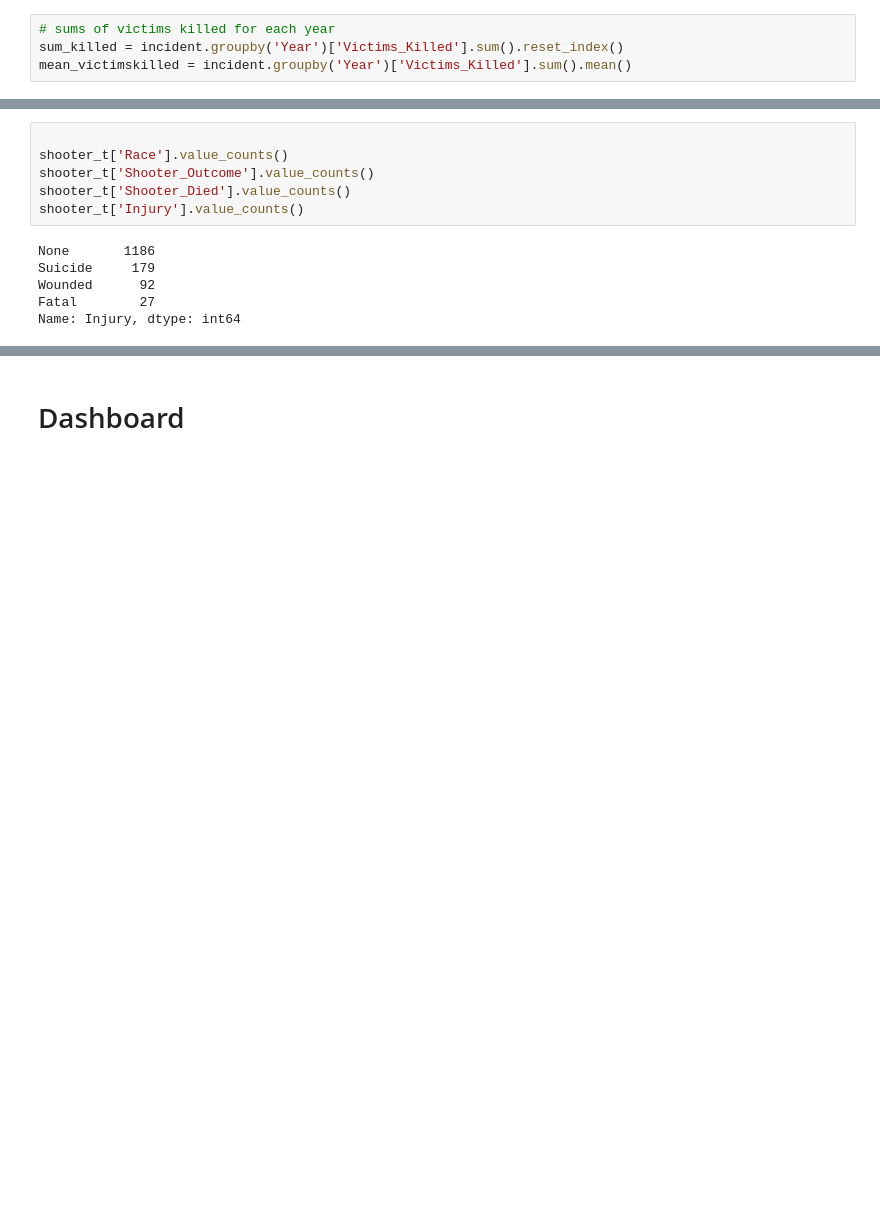
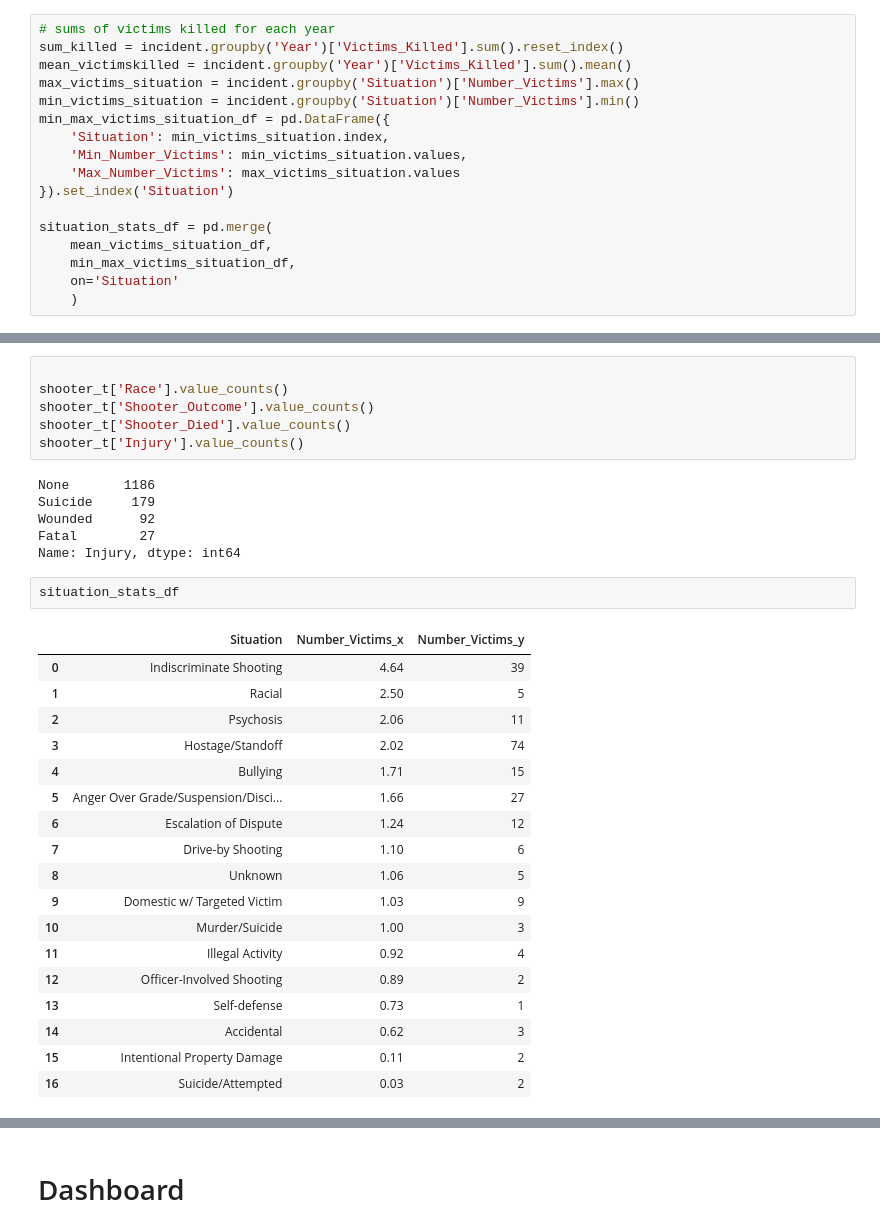
Before and after one commit to timmymiller10/School-Shooting-Dataset-Analysis, a Jupyter notebook: data.ipynb, the cells around one changed output, grey strips where cells are left out. Cells and saved outputs as stored; diff of their text form; blank space fills up the shorter version.

```diff
--- a/data.ipynb
+++ b/data.ipynb
@@ -232,6 +232,19 @@ mean_victims_situation_df = pd.DataFrame(mean_victims_situation).reset_index()
 # sums of victims killed for each year
 sum_killed = incident.groupby('Year')['Victims_Killed'].sum().reset_index()
 mean_victimskilled = incident.groupby('Year')['Victims_Killed'].sum().mean()
+max_victims_situation = incident.groupby('Situation')['Number_Victims'].max()
+min_victims_situation = incident.groupby('Situation')['Number_Victims'].min()
+min_max_victims_situation_df = pd.DataFrame({
+    'Situation': min_victims_situation.index,
+    'Min_Number_Victims': min_victims_situation.values,
+    'Max_Number_Victims': max_victims_situation.values
+}).set_index('Situation')
+
+situation_stats_df = pd.merge(
+    mean_victims_situation_df,
+    min_max_victims_situation_df,
+    on='Situation'
+    )
 # %% [markdown]
 ---
 
@@ -307,3 +320,24 @@ Suicide     179
 Wounded      92
 Fatal        27
 Name: Injury, dtype: int64
+# %%
+situation_stats_df
+# %% [output]
+|  | Situation | Number_Victims_x | Number_Victims_y |
+| 0 | Indiscriminate Shooting | 4.64 | 39 |
+| 1 | Racial | 2.50 | 5 |
+| 2 | Psychosis | 2.06 | 11 |
+| 3 | Hostage/Standoff | 2.02 | 74 |
+| 4 | Bullying | 1.71 | 15 |
+| 5 | Anger Over Grade/Suspension/Disci... | 1.66 | 27 |
+| 6 | Escalation of Dispute | 1.24 | 12 |
+| 7 | Drive-by Shooting | 1.10 | 6 |
+| 8 | Unknown | 1.06 | 5 |
+| 9 | Domestic w/ Targeted Victim | 1.03 | 9 |
+| 10 | Murder/Suicide | 1.00 | 3 |
+| 11 | Illegal Activity | 0.92 | 4 |
+| 12 | Officer-Involved Shooting | 0.89 | 2 |
+| 13 | Self-defense | 0.73 | 1 |
+| 14 | Accidental | 0.62 | 3 |
+| 15 | Intentional Property Damage | 0.11 | 2 |
+| 16 | Suicide/Attempted | 0.03 | 2 |
```
Also changed, not shown: parts of 10 cells of this notebook, 1 other file.
